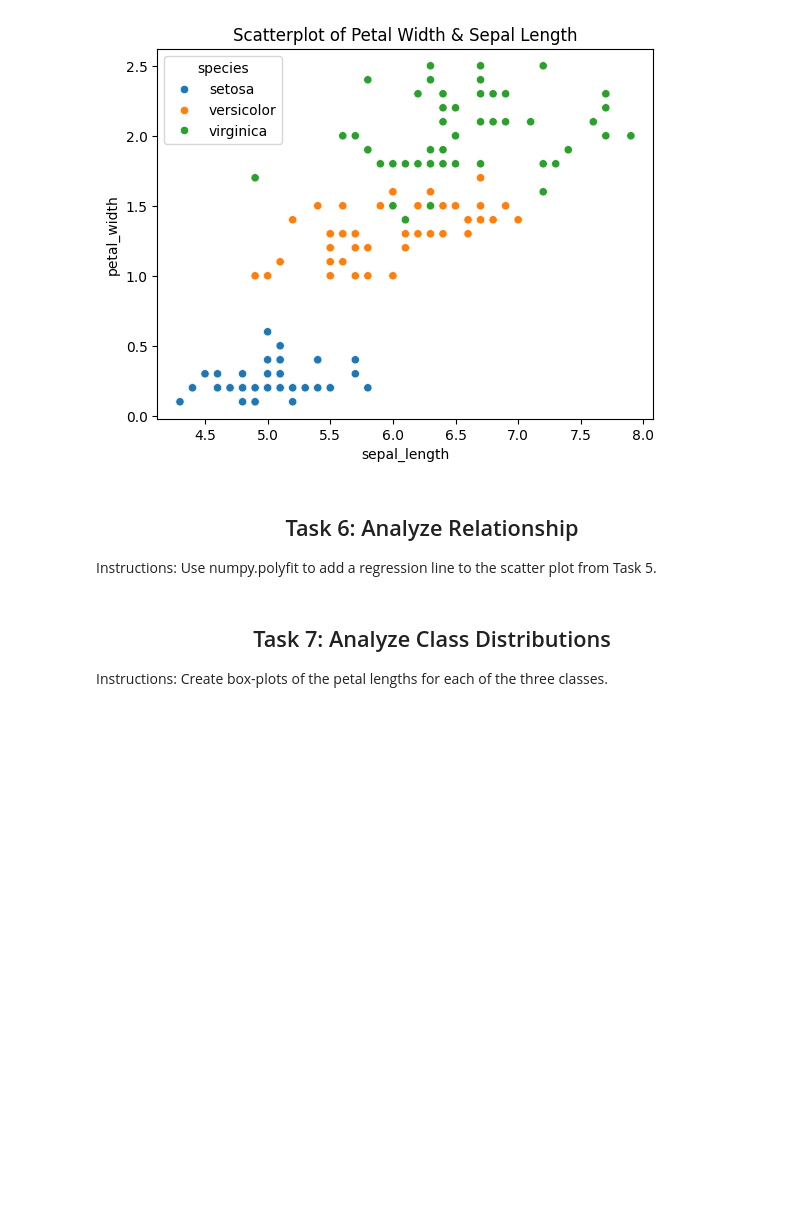
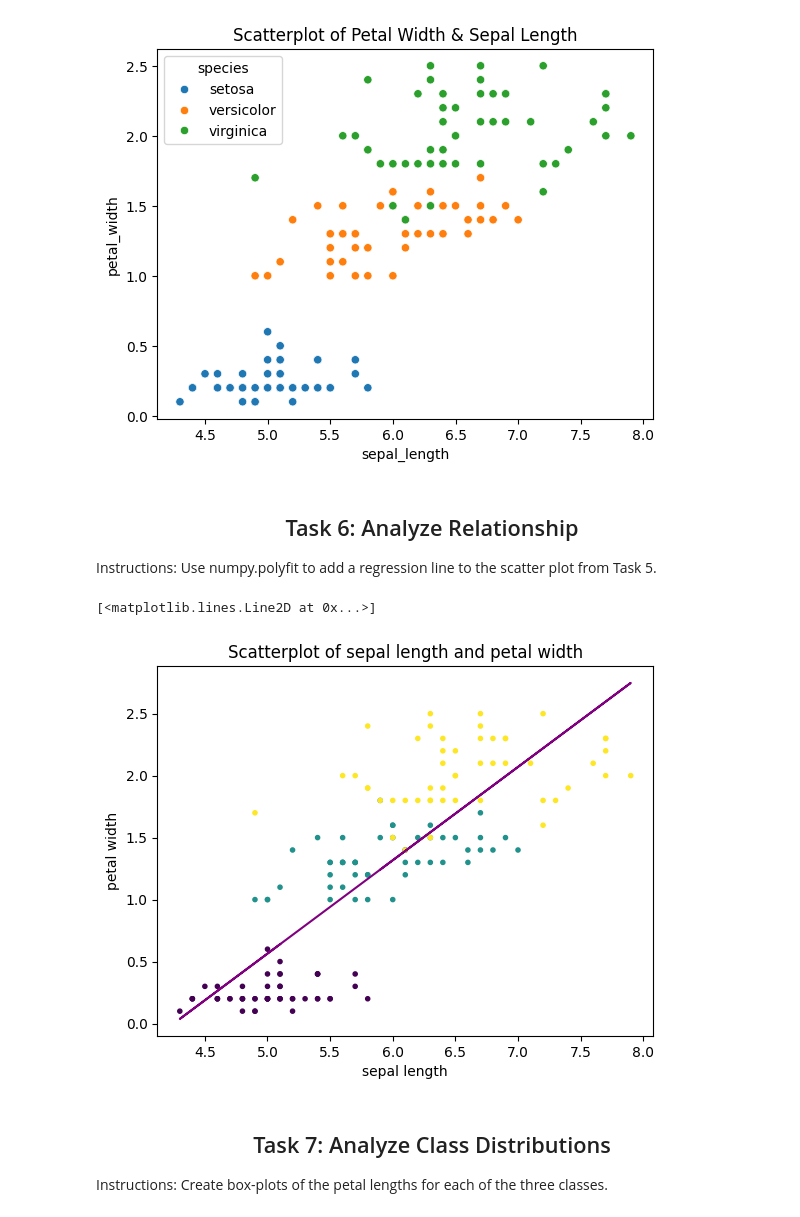
Before and after one commit to NibnabCodes/principles_of_data_analytics, a Jupyter notebook: tasks.ipynb, the cells around one changed output. Cells and saved outputs as stored; diff of their text form; code cells hidden in the pictures; blank space fills up the shorter version.

```diff
--- a/tasks.ipynb
+++ b/tasks.ipynb
@@ -755,6 +769,27 @@ Text(0.5, 1.0, 'Scatterplot of Petal Width & Sepal Length')
 <h2 align="center">Task 6: Analyze Relationship</h2>
 
 Instructions: Use numpy.polyfit to add a regression line to the scatter plot from Task 5.
+# %%
+sepal_length = data.data[:, 0]
+petal_width = data.data[:, 3]
+
+fig, ax = plt.subplots()
+
+ax.scatter(sepal_length, petal_width, c=species, marker='.')
+
+
+ax.set_xlabel('sepal length')
+ax.set_ylabel('petal width')
+plt.title('Scatterplot of sepal length and petal width')
+
+np.polyfit(sepal_length, petal_width, deg=1) # See: https://saturncloud.io/blog/how-to-add-a-regression-line-in-python-using-matplotlib/
+# See: https://numpy.org/doc/stable/reference/generated/numpy.polyfit.html
+
+#m, b = np.polyfit(sepal_length, petal_width, 1) # See: https://www.statology.org/scatterplot-with-regression-line-python/
+plt.plot(sepal_length, m*sepal_length+b, color='purple')
+# %% [output]
+[<matplotlib.lines.Line2D at 0x...>]
+[figure, added]
 # %% [markdown]
 <h2 align="center">Task 7: Analyze Class Distributions</h2>
 
```
Also changed, not shown: parts of 8 cells of this notebook.
